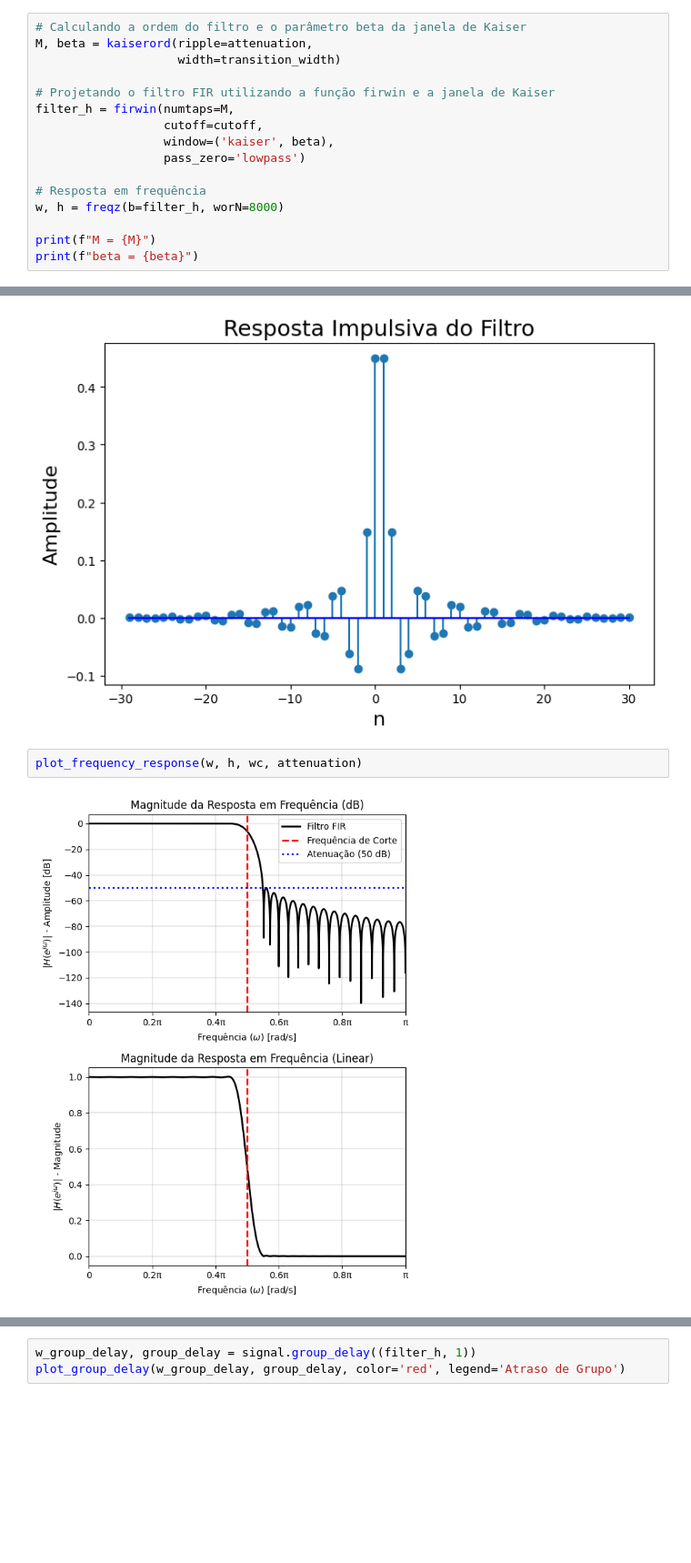
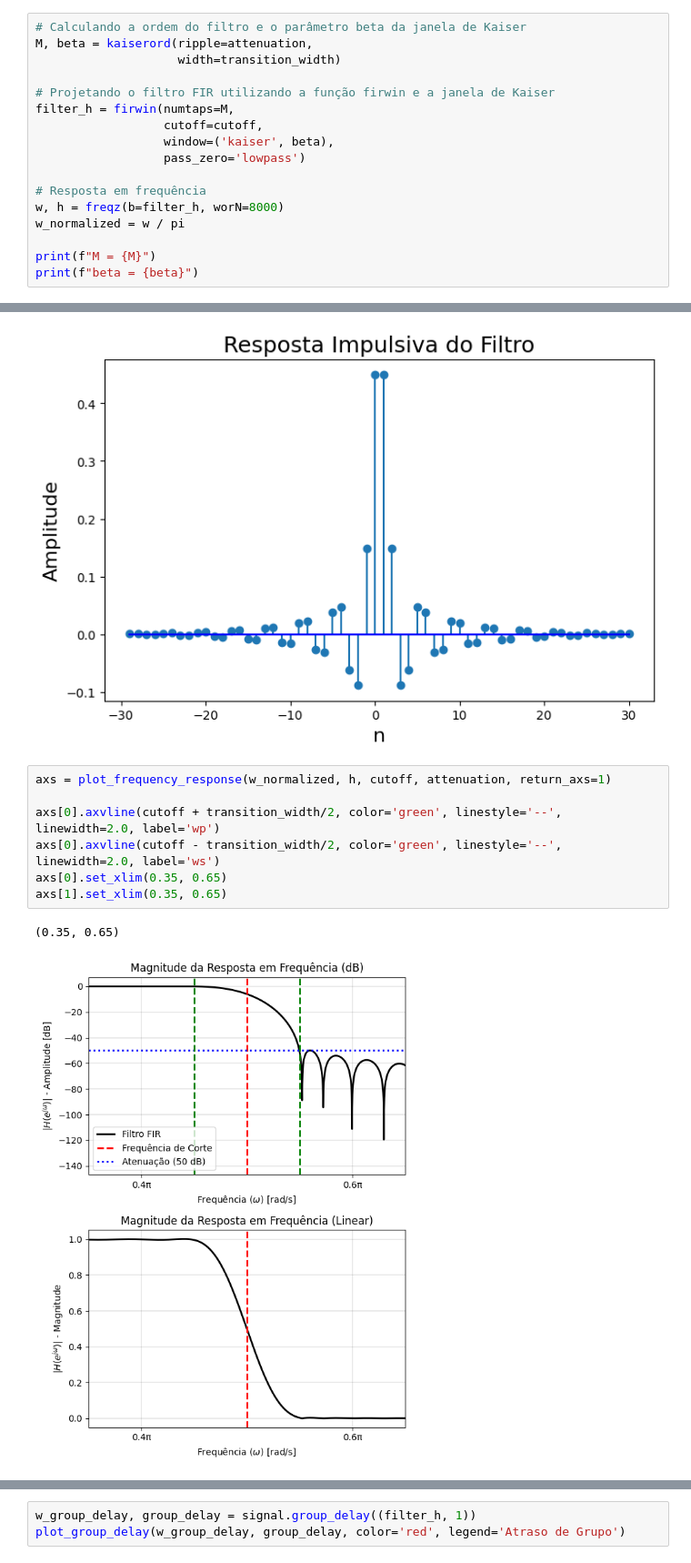
Before and after one commit to IvonLuiz/FIR_Filter_WindowMethod, a Jupyter notebook: notebook/FIR.ipynb, the cells around one changed output, grey strips where cells are left out. Shown at 91% size. Drawn from its saved outputs; the diff is of its cells as text; blank space fills up the shorter version.

```diff
--- a/notebook/FIR.ipynb
+++ b/notebook/FIR.ipynb
@@ -125,6 +130,7 @@ filter_h = firwin(numtaps=M,
 
 # Resposta em frequência
 w, h = freqz(b=filter_h, worN=8000)
+w_normalized = w / pi
 
 print(f"M = {M}")
 print(f"beta = {beta}")
@@ -137,7 +143,13 @@ beta = 4.533514120981248
 plot_impulse_response(M, filter_h)
 # %% [output]
 [figure]
-# %%
-plot_frequency_response(w, h, wc, attenuation)
-# %% [output]
-[figure, removed]
+# %%
+axs = plot_frequency_response(w_normalized, h, cutoff, attenuation, return_axs=1)
+
+axs[0].axvline(cutoff + transition_width/2, color='green', linestyle='--', linewidth=2.0, label='wp')
+axs[0].axvline(cutoff - transition_width/2, color='green', linestyle='--', linewidth=2.0, label='ws')
+axs[0].set_xlim(0.35, 0.65)
+axs[1].set_xlim(0.35, 0.65)
+# %% [output]
+(0.35, 0.65)
+[figure, added]
```
Also changed, not shown: parts of 11 cells of this notebook, 1 other file.
